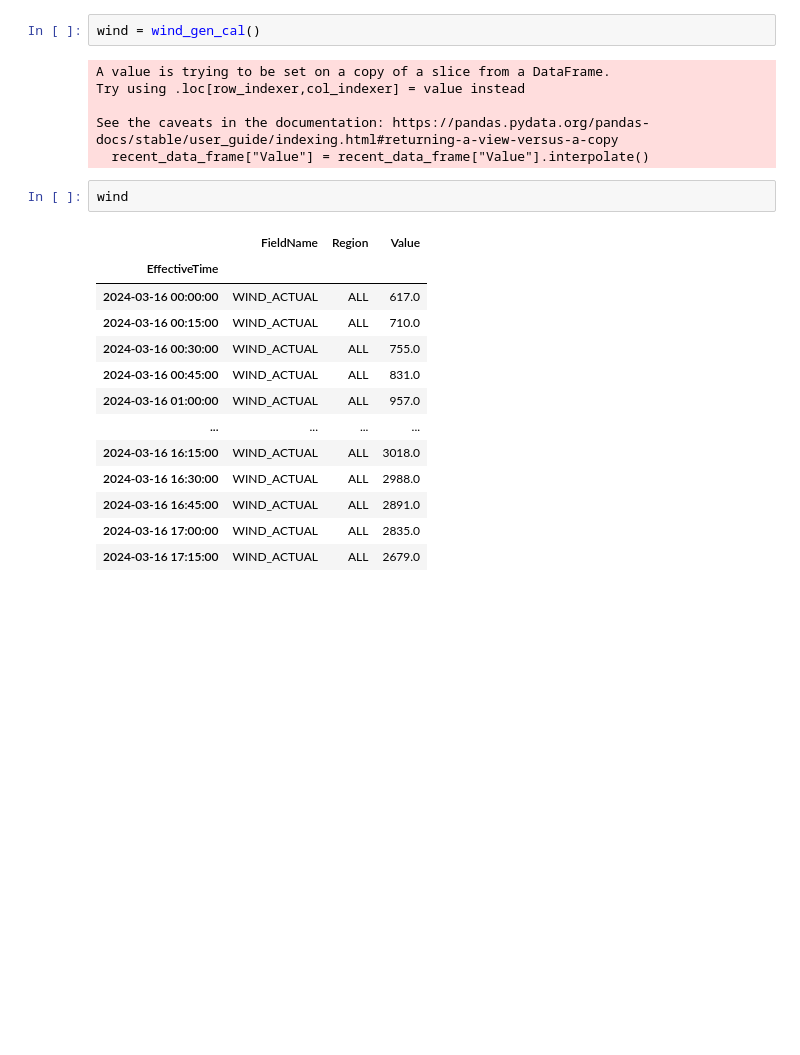
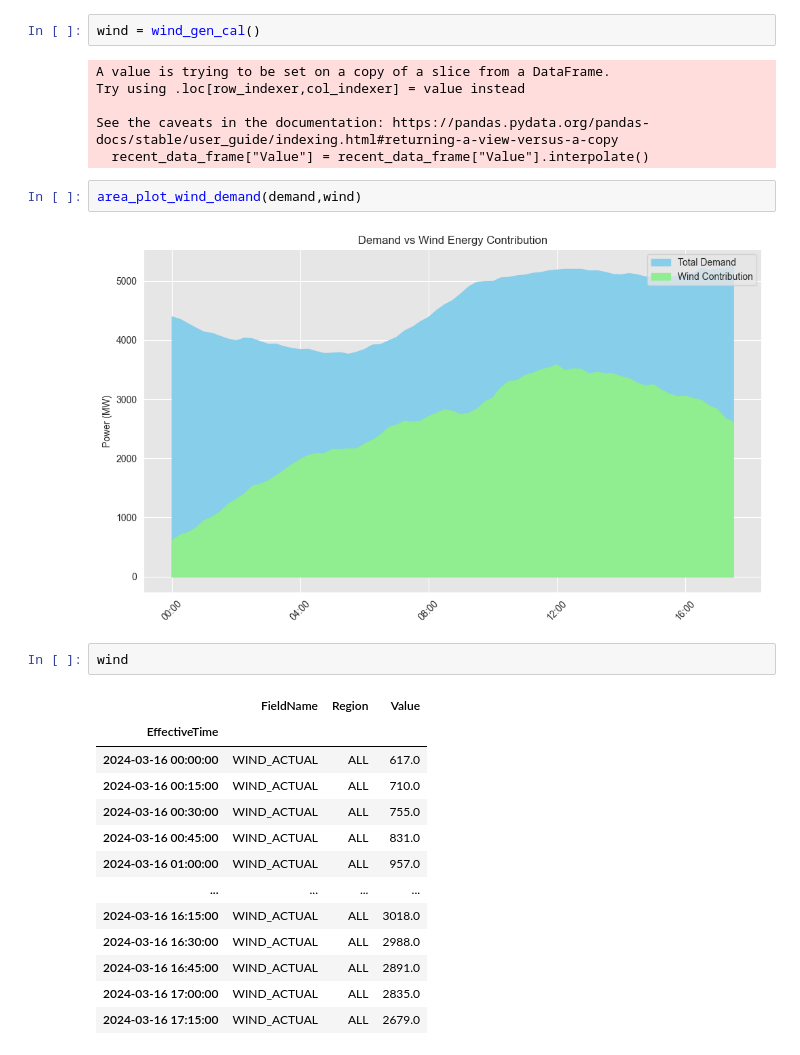
Before and after one commit to SaM-92/telegram-energy-api, a Jupyter notebook: eirgrid_api.ipynb, the cells around one changed output. Saved outputs shown, nothing was run; the diff lists cells and outputs as text; blank space fills up the shorter version.

Commit message:
add area_plot_wind_demand func for visualising trend

```diff
--- a/eirgrid_api.ipynb
+++ b/eirgrid_api.ipynb
@@ -1199,6 +1199,10 @@ Try using .loc[row_indexer,col_indexer] = value instead
 
 See the caveats in the documentation: https://pandas.pydata.org/pandas-docs/stable/user_guide/indexing.html#returning-a-view-versus-a-copy
   recent_data_frame["Value"] = recent_data_frame["Value"].interpolate()
+# %%
+area_plot_wind_demand(demand,wind)
+# %% [output]
+[figure, added]
 # %%
 wind
 # %% [output]
```
Also changed, not shown: parts of 1 cell of this notebook, 1 other file.
